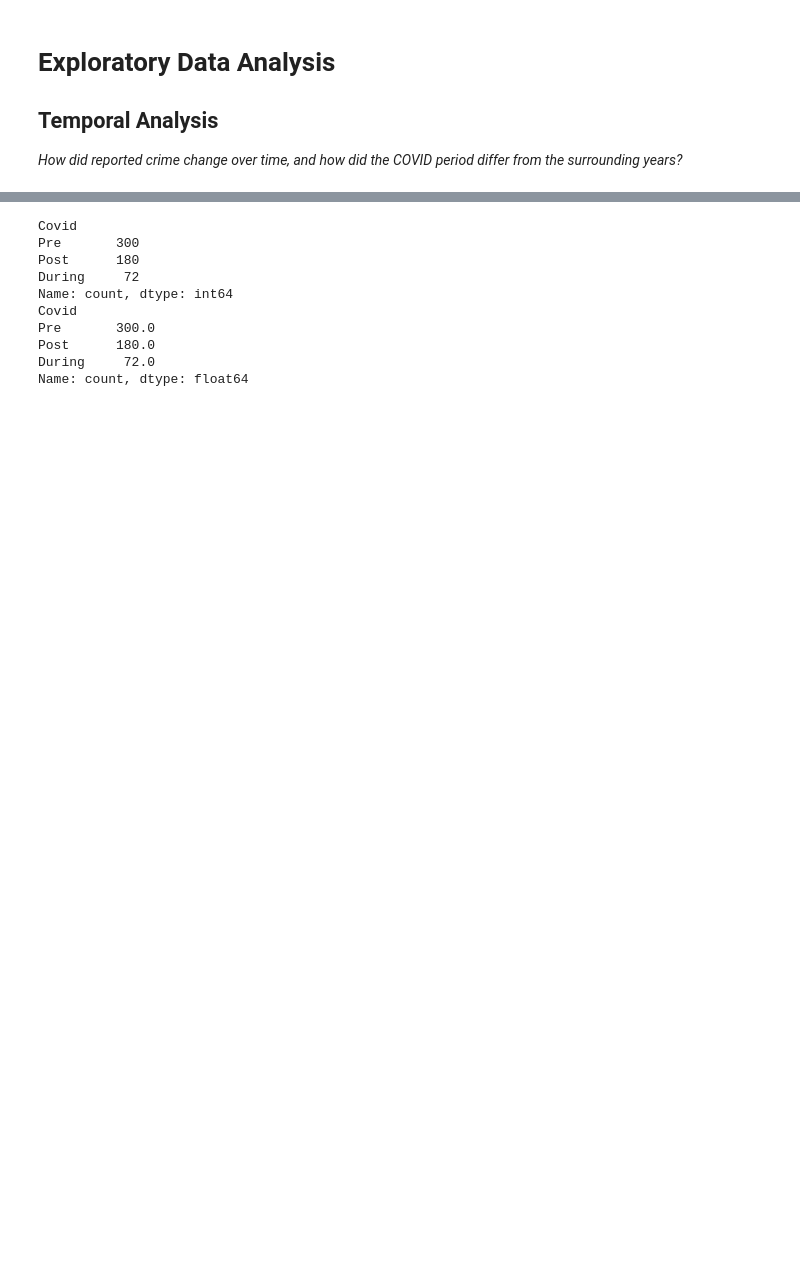
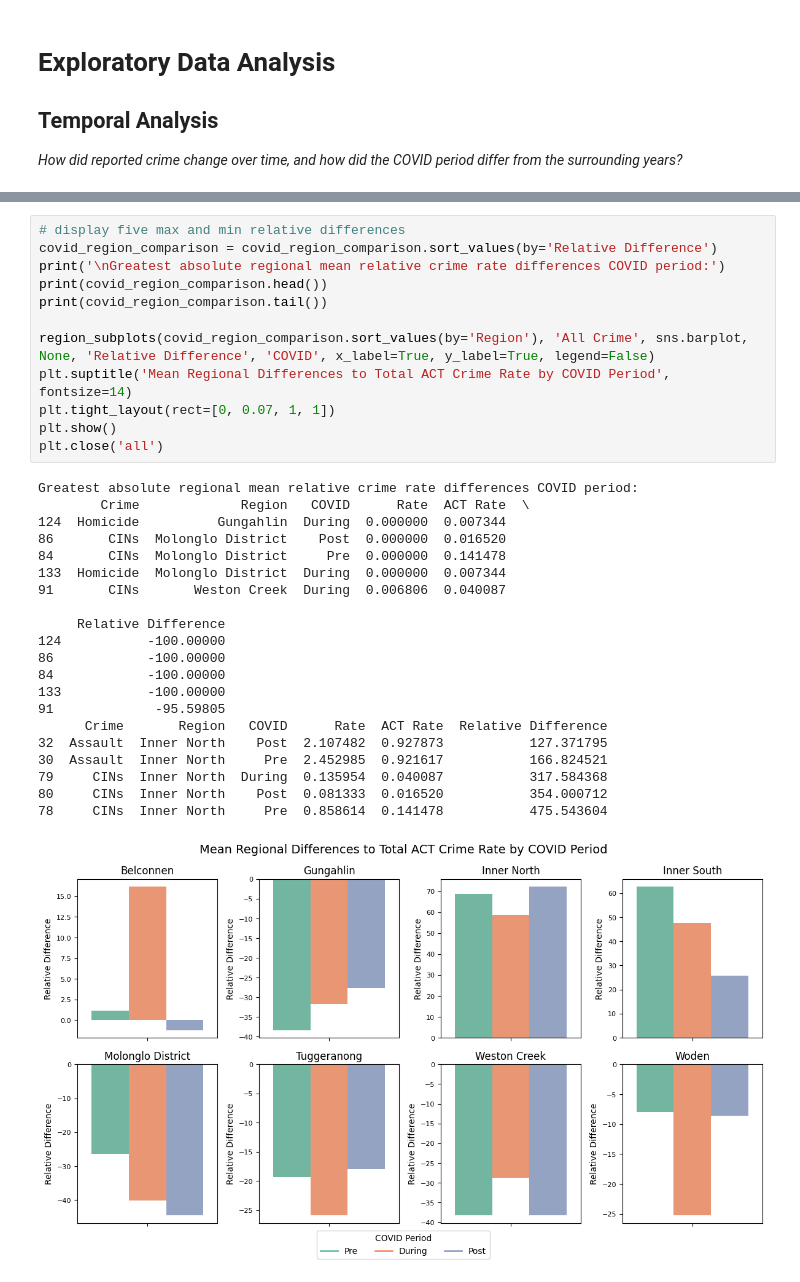
Before and after one commit to mollyyrt/act-crime-covid-analysis, a Jupyter notebook: notebooks/02_exploratory_analysis.ipynb, the cells around one changed output, grey strips where cells are left out. Drawn from its saved outputs; the diff is of its cells as text; blank space fills up the shorter version.

```diff
--- a/notebooks/02_exploratory_analysis.ipynb
+++ b/notebooks/02_exploratory_analysis.ipynb
@@ -185,12 +267,34 @@ plt.close('all')
 # %%
+# display five max and min relative differences
+covid_region_comparison = covid_region_comparison.sort_values(by='Relative Difference')
+print('\nGreatest absolute regional mean relative crime rate differences COVID period:')
+print(covid_region_comparison.head())
+print(covid_region_comparison.tail())
+
+region_subplots(covid_region_comparison.sort_values(by='Region'), 'All Crime', sns.barplot, None, 'Relative Difference', 'COVID', x_label=True, y_label=True, legend=False)
+plt.suptitle('Mean Regional Differences to Total ACT Crime Rate by COVID Period', fontsize=14)
+plt.tight_layout(rect=[0, 0.07, 1, 1])
+plt.show()
+plt.close('all')
 # %% [output]
-Covid
-Pre       300
-Post      180
-During     72
-Name: count, dtype: int64
-Covid
-Pre       300.0
-Post      180.0
-During     72.0
-Name: count, dtype: float64
+Greatest absolute regional mean relative crime rate differences COVID period:
+        Crime             Region   COVID      Rate  ACT Rate  \
+124  Homicide          Gungahlin  During  0.000000  0.007344
+86       CINs  Molonglo District    Post  0.000000  0.016520
+84       CINs  Molonglo District     Pre  0.000000  0.141478
+133  Homicide  Molonglo District  During  0.000000  0.007344
+91       CINs       Weston Creek  During  0.006806  0.040087
+
+     Relative Difference
+124           -100.00000
+86            -100.00000
+84            -100.00000
+133           -100.00000
+91             -95.59805
+      Crime       Region   COVID      Rate  ACT Rate  Relative Difference
+32  Assault  Inner North    Post  2.107482  0.927873           127.371795
+30  Assault  Inner North     Pre  2.452985  0.921617           166.824521
+79     CINs  Inner North  During  0.135954  0.040087           317.584368
+80     CINs  Inner North    Post  0.081333  0.016520           354.000712
+78     CINs  Inner North     Pre  0.858614  0.141478           475.543604
+[figure, added]
```
Also changed, not shown: parts of 26 cells of this notebook, 1 other file.
